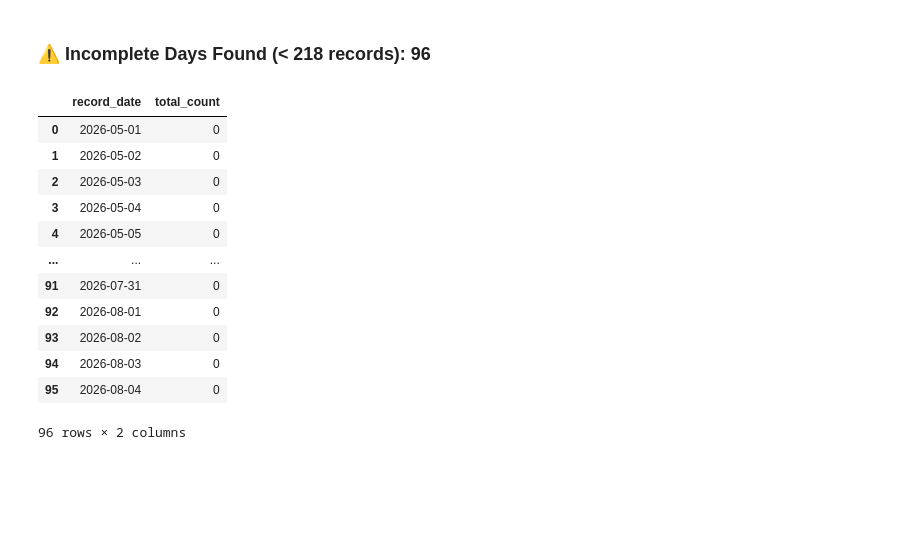
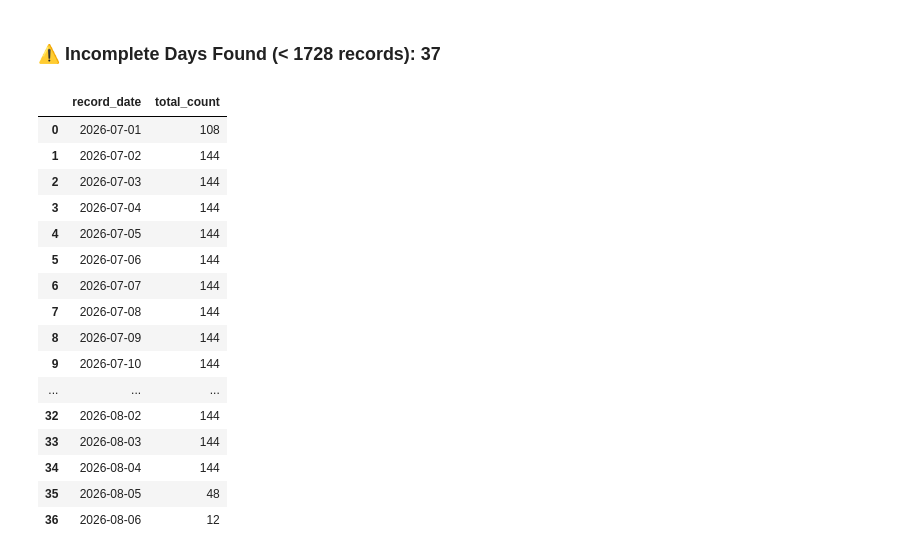
Before and after one commit to diptu/EcoLens, a Jupyter notebook: services/ingestion/notebooks/EDA.ipynb, the cells around one changed output. Cells and saved outputs as stored; diff of their text form; code cells hidden in the pictures; blank space fills up the shorter version.

```diff
--- a/services/ingestion/notebooks/EDA.ipynb
+++ b/services/ingestion/notebooks/EDA.ipynb
@@ -130,10 +140,10 @@ db_path = db_path / "landed.duckdb"
 assert db_path.exists(), f"No staging file found at {db_path} -- run an ingest first."
 
 # --- CONFIGURATION ---
-TABLE_NAME = "openelectricity_mix"
-START_DATE = "2026-04-01"
-END_DATE = "2026-08-04"
-EXPECTED_DAILY_COUNT = 218
+TABLE_NAME = "bom_observations"
+START_DATE = "2026-07-01"
+END_DATE = "2026-08-06"
+EXPECTED_DAILY_COUNT = 1728
 # ---------------------
 
 # %% [markdown]
@@ -144,43 +154,47 @@ query = f"""
 SELECT
     cal.record_date,
     COUNT(d.ts) AS total_count
 FROM (
     SELECT unnest(generate_series(
         '{START_DATE}'::timestamp,
         '{END_DATE}'::timestamp,
         '1 day'::interval
     ))::date AS record_date
 ) cal
 LEFT JOIN {TABLE_NAME} d
        ON DATE(d.ts) = cal.record_date
       AND d.ts >= '{START_DATE} 00:00:00+00'
       AND d.ts < '{END_DATE} 00:00:00+00'
 GROUP BY cal.record_date
 HAVING COUNT(d.ts) < {EXPECTED_DAILY_COUNT}
 ORDER BY cal.record_date ASC;
 """
 
 with duckdb.connect(str(db_path), read_only=True) as conn:
     df_gaps = conn.execute(query).fetchdf()
 
 display(
     HTML(
         f"<h3>⚠️ Incomplete Days Found (< {EXPECTED_DAILY_COUNT} records): {len(df_gaps)}</h3>"
     )
 )
 display(df_gaps)
 # %% [output]
-⚠️ Incomplete Days Found (< 218 records): 96
+⚠️ Incomplete Days Found (< 1728 records): 37
 |  | record_date | total_count |
-| 0 | 2026-05-01 | 0 |
-| 1 | 2026-05-02 | 0 |
-| 2 | 2026-05-03 | 0 |
-| 3 | 2026-05-04 | 0 |
-| 4 | 2026-05-05 | 0 |
+| 0 | 2026-07-01 | 108 |
+| 1 | 2026-07-02 | 144 |
+| 2 | 2026-07-03 | 144 |
+| 3 | 2026-07-04 | 144 |
+| 4 | 2026-07-05 | 144 |
+| 5 | 2026-07-06 | 144 |
+| 6 | 2026-07-07 | 144 |
+| 7 | 2026-07-08 | 144 |
+| 8 | 2026-07-09 | 144 |
+| 9 | 2026-07-10 | 144 |
 | ... | ... | ... |
-| 91 | 2026-07-31 | 0 |
-| 92 | 2026-08-01 | 0 |
-| 93 | 2026-08-02 | 0 |
-| 94 | 2026-08-03 | 0 |
-| 95 | 2026-08-04 | 0 |
+| 32 | 2026-08-02 | 144 |
+| 33 | 2026-08-03 | 144 |
+| 34 | 2026-08-04 | 144 |
+| 35 | 2026-08-05 | 48 |
+| 36 | 2026-08-06 | 12 |
-96 rows × 2 columns
```
Also changed, not shown: parts of 8 cells of this notebook, 16 other files.
